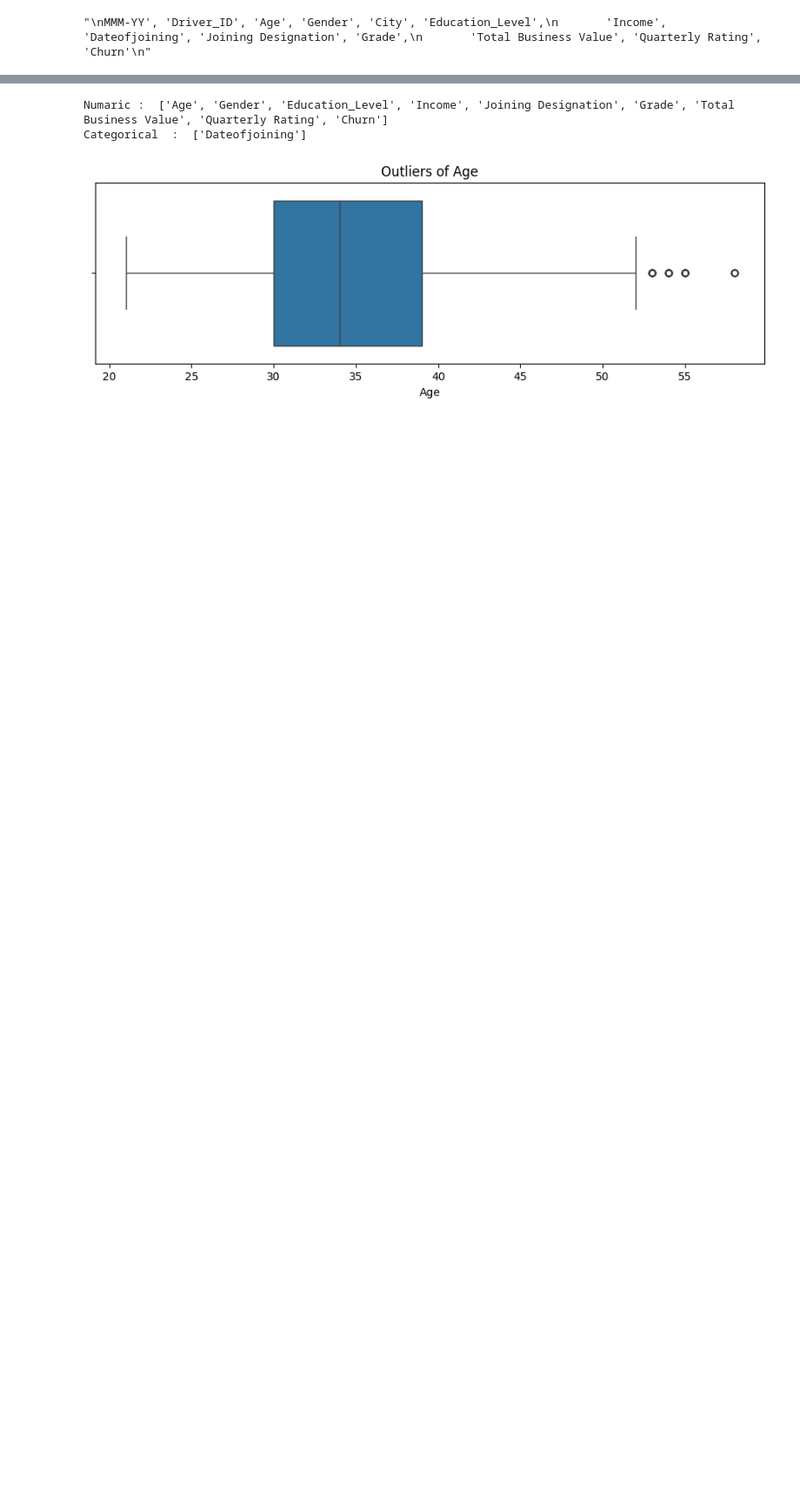
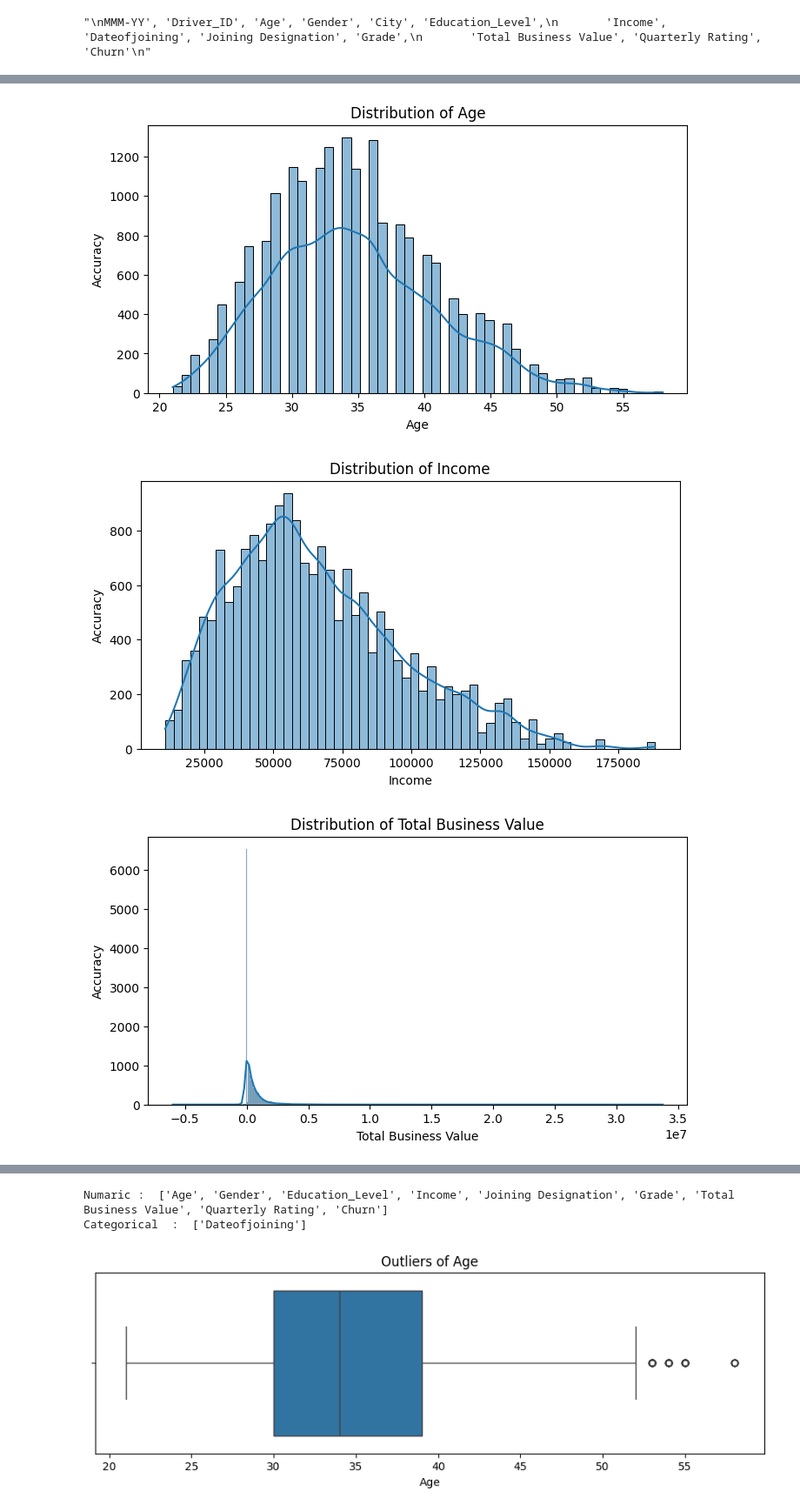
Before and after one commit to derravi/Ola_Case_Study_Data_Analytics, a Jupyter notebook: main.ipynb, the cells around one changed output, grey strips where cells are left out. Shown at 87% size. Drawn from its saved outputs; the diff is of its cells as text; code cells hidden in the pictures; blank space fills up the shorter version.

Commit message:
add graphs

```diff
--- a/main.ipynb
+++ b/main.ipynb
@@ -77,7 +79,7 @@ df.describe()
 # %%
 #Delete Unwanted Columns
 
-df.drop(columns=["Unnamed: 0","Driver_ID","City","MMM-YY"],axis=1,inplace=True)
+df.drop(columns=["Unnamed: 0","Driver_ID","MMM-YY"],axis=1,inplace=True)
 
 """
 MMM-YY', 'Driver_ID', 'Age', 'Gender', 'City', 'Education_Level',
@@ -121,0 +162,18 @@ df.drop("LastWorkingDate",axis=1,inplace=True)
+# %%
+#Visualization
+#Distribution plots for important numerical features
+temp = ["Age","Income","Total Business Value","Quarterly Rating"]
+
+for i in temp:
+
+    plt.figure(figsize=(8,4))
+    sns.histplot(df[i],kde=True)
+    plt.title(f"Distribution of {i}")
+    plt.xlabel(i)
+    plt.ylabel("Accuracy")
+    plt.savefig(f"Graphs/{i}_distribution.png",dpi=300,bbox_inches='tight')
+    plt.show()
+# %% [output]
+[figure, added]
+[figure, added]
+[figure, added]
```
Also changed, not shown: parts of 6 cells of this notebook, 4 other files.
